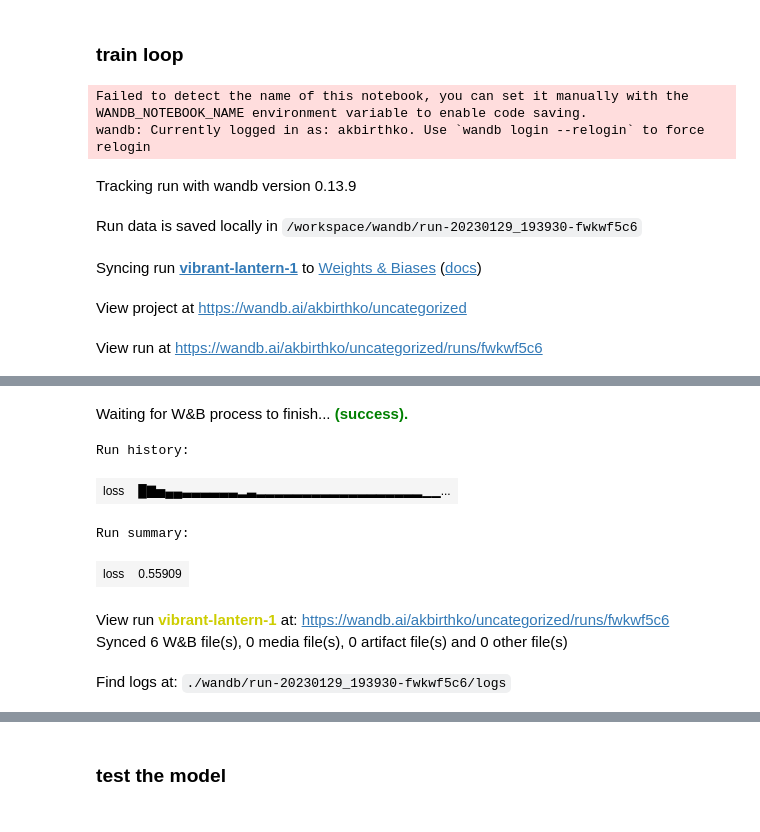
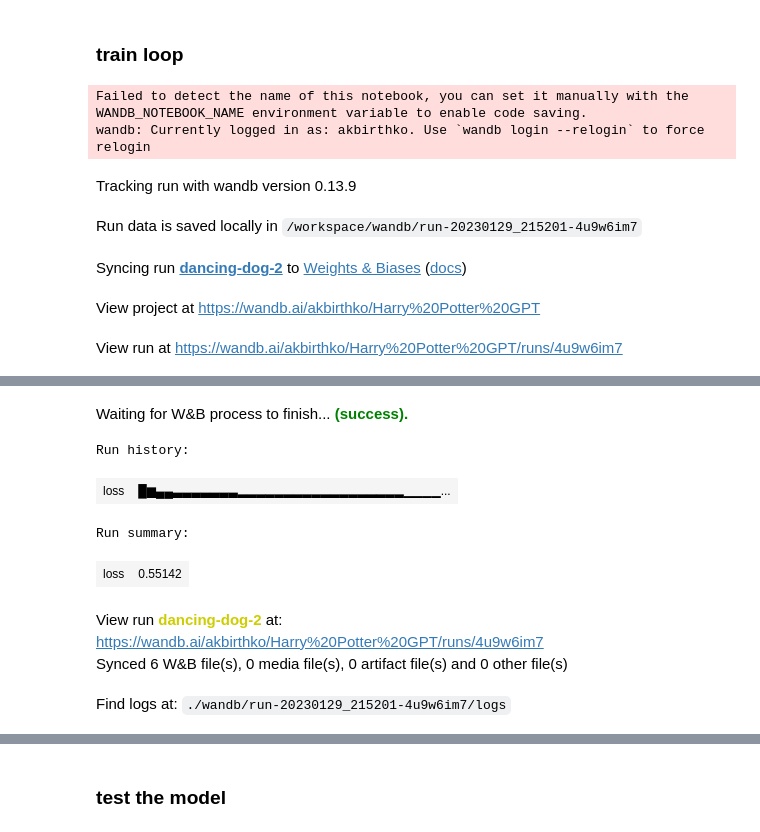
Before and after one commit to okarthikb/GPT-einops, a Jupyter notebook: gpt.ipynb, the cells around one changed output, grey strips where cells are left out. Drawn from its saved outputs; the diff is of its cells as text; code cells hidden in the pictures.

```diff
--- a/gpt.ipynb
+++ b/gpt.ipynb
@@ -140,9 +158,9 @@ nl = 8
 l = 256
 v = len(vocab)
 batch_size = 64
-steps = 20000
+steps = 15000
 interval = 100
-lr = 1e-4
+lr = 2e-4
 
 if torch.cuda.is_available():
   device = 'cuda'
@@ -160,7 +177,7 @@ size of the model: 12625952 parameters
 # %% [markdown]
 ### train loop
 # %%
-wandb.init('Harry Potter GPT')
+wandb.init(project='Harry Potter GPT')
 
 losses = []
 scaler = GradScaler()
@@ -177,7 +194,7 @@ for i in range(1, steps + 1):
     print(f'loss: {avg_loss}\tstep: {i}\ttime: {time() - s}s')
     s = time()
   # training step
-  scaler.scale(loss).backward`()
+  scaler.scale(loss).backward()
   scaler.step(optimizer)
   scaler.update()
   optimizer.zero_grad()
@@ -187,7 +204,7 @@ wandb.finish()
 Failed to detect the name of this notebook, you can set it manually with the WANDB_NOTEBOOK_NAME environment variable to enable code saving.
 wandb: Currently logged in as: akbirthko. Use `wandb login --relogin` to force relogin
 Tracking run with wandb version 0.13.9
-Run data is saved locally in /workspace/wandb/run-20230129_193930-fwkwf5c6
+Run data is saved locally in /workspace/wandb/run-20230129_215201-4u9w6im7
-Syncing run vibrant-lantern-1 to Weights & Biases (docs)
+Syncing run dancing-dog-2 to Weights & Biases (docs)
-View project at https://wandb.ai/akbirthko/uncategorized
+View project at https://wandb.ai/akbirthko/Harry%20Potter%20GPT
-View run at https://wandb.ai/akbirthko/uncategorized/runs/fwkwf5c6
+View run at https://wandb.ai/akbirthko/Harry%20Potter%20GPT/runs/4u9w6im7
@@ -211,9 +228,9 @@ loss: 0.5839375305175781        step: 20000     time: 9.51294469833374s
 Waiting for W&B process to finish... (success).
 Run history:
-| loss | █▇▅▄▄▃▃▃▃▃▃▂▃▂▂▂▂▂▂▂▂▂▂▂▂▂▂▂▂▂▂▁▁... |
+| loss | █▆▄▄▃▃▃▃▃▃▃▂▂▂▂▂▂▂▂▂▂▂▂▂▂▂▂▂▂▁▁▁▁... |
 Run summary:
-| loss | 0.55909 |
+| loss | 0.55142 |
-View run vibrant-lantern-1 at: https://wandb.ai/akbirthko/uncategorized/runs/fwkwf5c6
+View run dancing-dog-2 at: https://wandb.ai/akbirthko/Harry%20Potter%20GPT/runs/4u9w6im7
 Synced 6 W&B file(s), 0 media file(s), 0 artifact file(s) and 0 other file(s)
-Find logs at: ./wandb/run-20230129_193930-fwkwf5c6/logs
+Find logs at: ./wandb/run-20230129_215201-4u9w6im7/logs
 # %%
```
Also changed, not shown: parts of 10 cells of this notebook.
